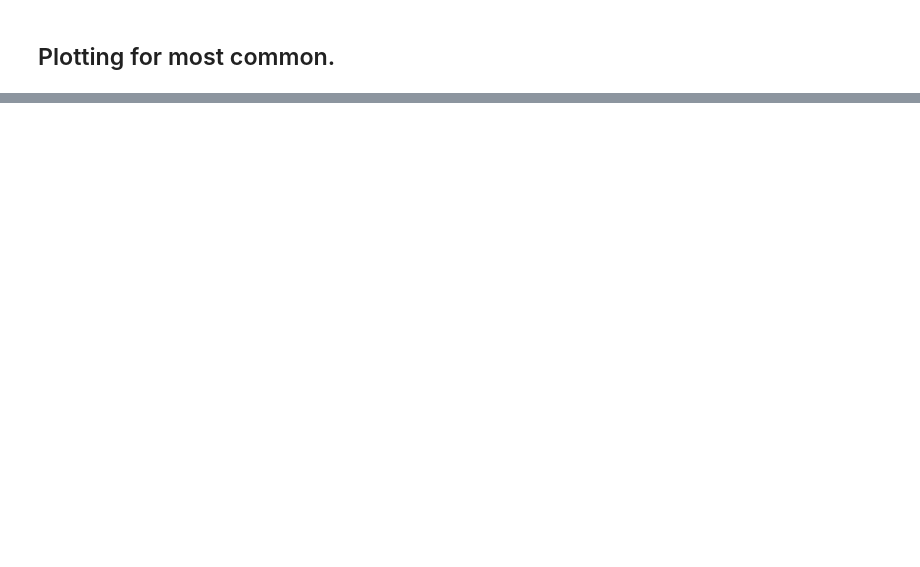
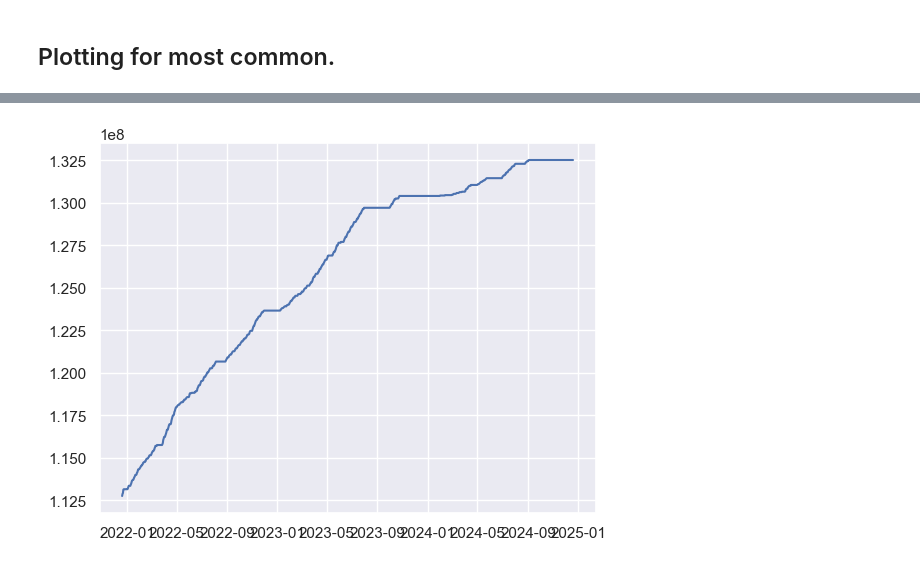
Before and after one commit to akselgs/Modern_ML_85, a Jupyter notebook: A_EDA_data_exploration.ipynb, the cells around one changed output, grey strips where cells are left out. Cells and saved outputs as stored; diff of their text form; code cells hidden in the pictures; blank space fills up the shorter version.

```diff
--- a/A_EDA_data_exploration.ipynb
+++ b/A_EDA_data_exploration.ipynb
@@ -65,0 +87,4 @@ plot_id_3years(2130)
+# %%
+plot_id_3years(2140)
+# %% [output]
+[figure, added]
```
Also changed, not shown: parts of 7 cells of this notebook, 1 other file.
